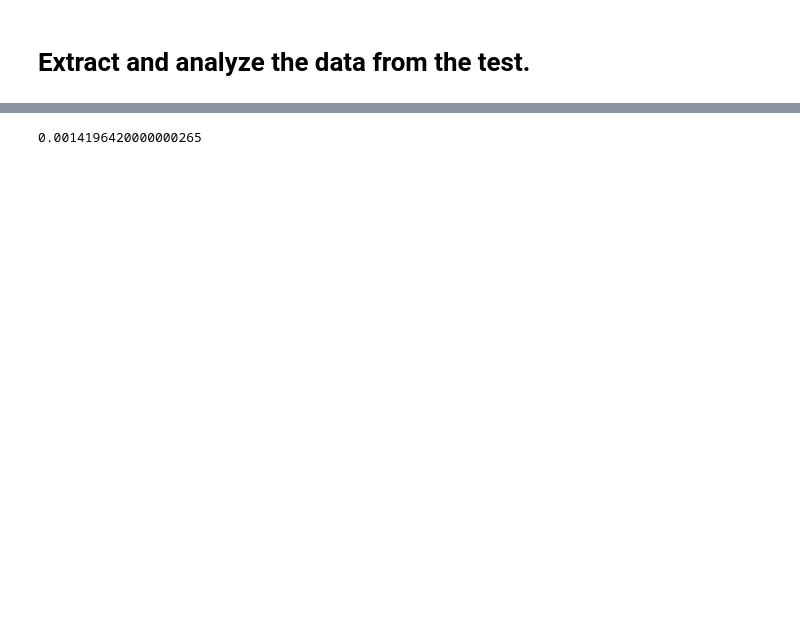
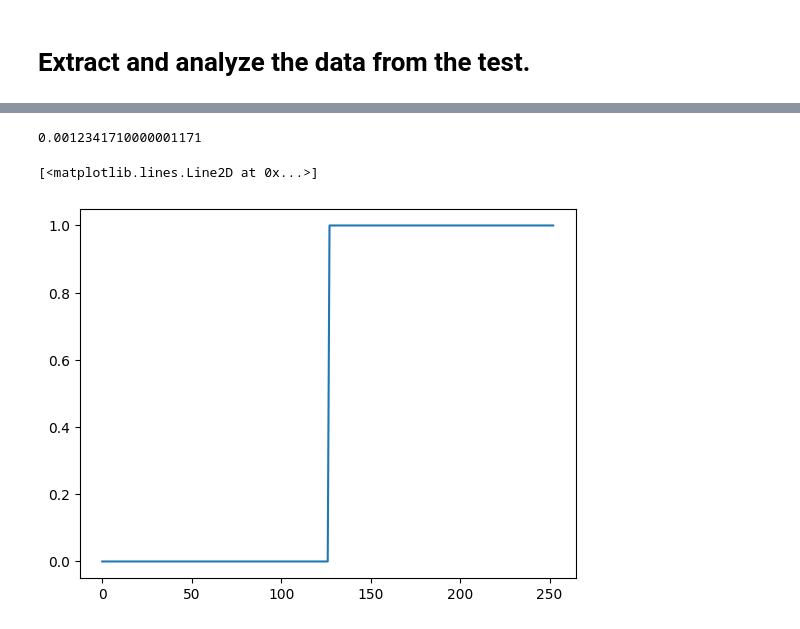
Before and after one commit to nick-lambert/fsm-exps, a Jupyter notebook: test_streamWriter.ipynb, the cells around one changed output, grey strips where cells are left out. Saved outputs shown, nothing was run; the diff lists cells and outputs as text; code cells hidden in the pictures; blank space fills up the shorter version.

```diff
--- a/test_streamWriter.ipynb
+++ b/test_streamWriter.ipynb
@@ -245,7 +237,10 @@ plt.legend()
 # %%
-shift_bool = total_shift>1
+shift_bool = total_shift>0.075
 shift_index = np.where(shift_bool == 1)[0][0]
 latency = times[shift_index] - fsm_command_time
 print(latency)
+plt.plot(shift_bool)
 # %% [output]
-0.0014196420000000265
+0.0012341710000001171
+[<matplotlib.lines.Line2D at 0x...>]
+[figure, added]
```
Also changed, not shown: parts of 15 cells of this notebook, 4 other files.
